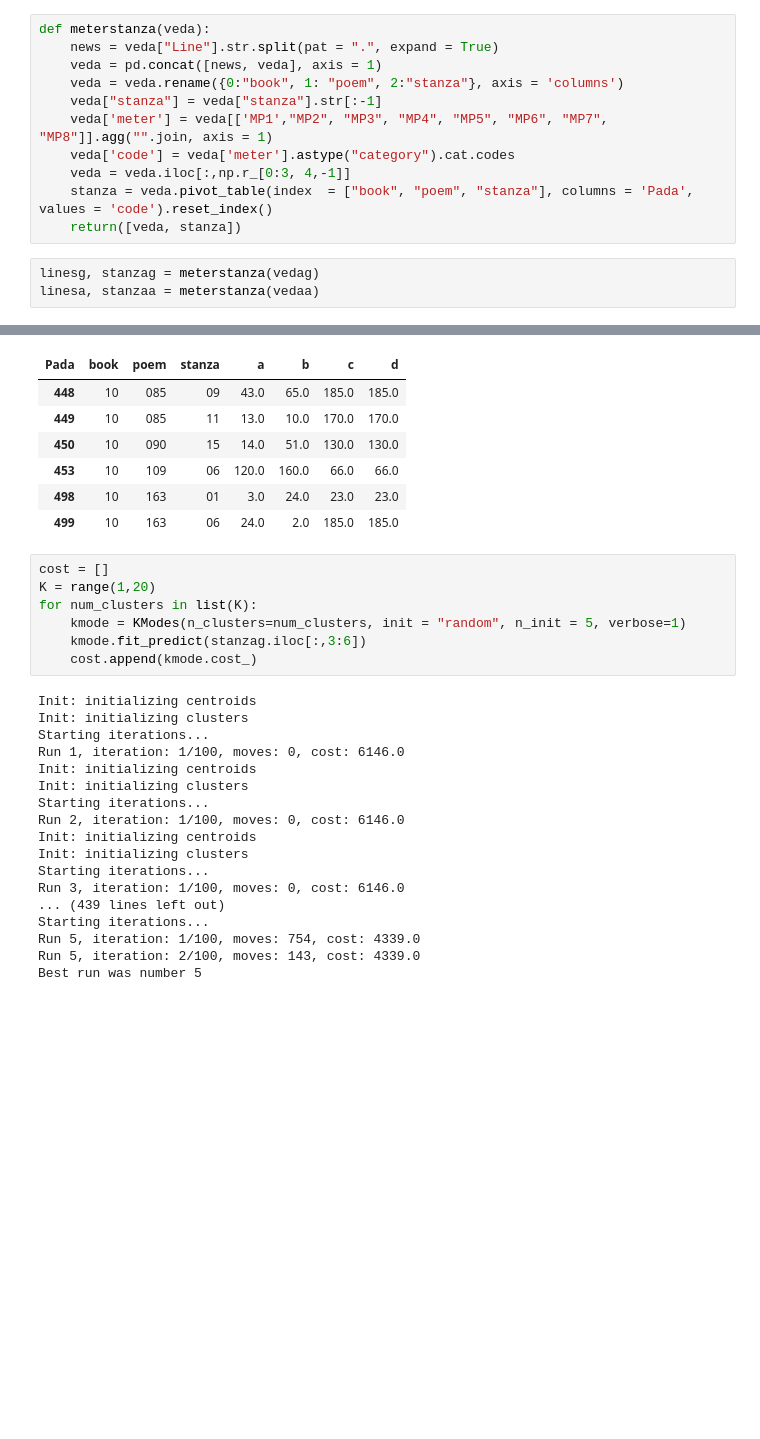
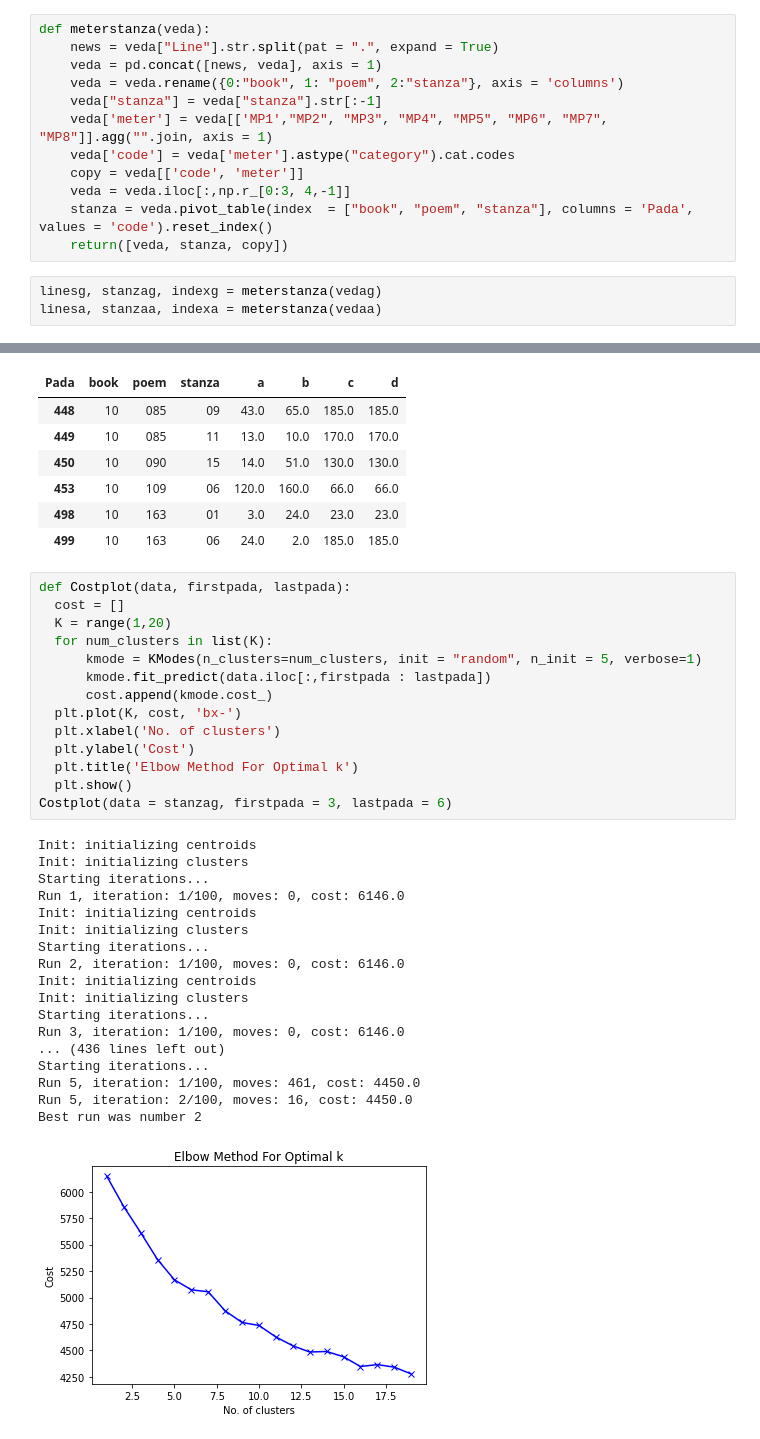
Before and after one commit to leglessbeggar/Statistical-Consulting, a Jupyter notebook: KModes.ipynb, the cells around one changed output, grey strips where cells are left out. Drawn from its saved outputs; the diff is of its cells as text; blank space fills up the shorter version.

```diff
--- a/KModes.ipynb
+++ b/KModes.ipynb
@@ -35,12 +34,13 @@ def meterstanza(veda):
     veda["stanza"] = veda["stanza"].str[:-1]
     veda['meter'] = veda[['MP1',"MP2", "MP3", "MP4", "MP5", "MP6", "MP7", "MP8"]].agg("".join, axis = 1)
     veda['code'] = veda['meter'].astype("category").cat.codes
+    copy = veda[['code', 'meter']]
     veda = veda.iloc[:,np.r_[0:3, 4,-1]]
     stanza = veda.pivot_table(index  = ["book", "poem", "stanza"], columns = 'Pada', values = 'code').reset_index()
-    return([veda, stanza])
+    return([veda, stanza, copy])
 # %%
-linesg, stanzag = meterstanza(vedag)
-linesa, stanzaa = meterstanza(vedaa)
+linesg, stanzag, indexg = meterstanza(vedag)
+linesa, stanzaa, indexa = meterstanza(vedaa)
 # %%
 stanzaa.head()
 # %% [output]
@@ -92,27 +106,35 @@ stanzag[three.isnull().any(axis = 1)]
 | 498 | 10 | 163 | 01 | 3.0 | 24.0 | 23.0 | 23.0 |
 | 499 | 10 | 163 | 06 | 24.0 | 2.0 | 185.0 | 185.0 |
 # %%
-cost = []
-K = range(1,20)
-for num_clusters in list(K):
-    kmode = KModes(n_clusters=num_clusters, init = "random", n_init = 5, verbose=1)
-    kmode.fit_predict(stanzag.iloc[:,3:6])
-    cost.append(kmode.cost_)
+def Costplot(data, firstpada, lastpada):
+  cost = []
+  K = range(1,20)
+  for num_clusters in list(K):
+      kmode = KModes(n_clusters=num_clusters, init = "random", n_init = 5, verbose=1)
+      kmode.fit_predict(data.iloc[:,firstpada : lastpada])
+      cost.append(kmode.cost_)
+  plt.plot(K, cost, 'bx-')
+  plt.xlabel('No. of clusters')
+  plt.ylabel('Cost')
+  plt.title('Elbow Method For Optimal k')
+  plt.show()
+Costplot(data = stanzag, firstpada = 3, lastpada = 6)
 # %% [output]
 Init: initializing centroids
 Init: initializing clusters
 Starting iterations...
 Run 1, iteration: 1/100, moves: 0, cost: 6146.0
 Init: initializing centroids
 Init: initializing clusters
 Starting iterations...
 Run 2, iteration: 1/100, moves: 0, cost: 6146.0
 Init: initializing centroids
 Init: initializing clusters
 Starting iterations...
 Run 3, iteration: 1/100, moves: 0, cost: 6146.0
-... (439 lines left out)
+... (436 lines left out)
 Starting iterations...
-Run 5, iteration: 1/100, moves: 754, cost: 4339.0
-Run 5, iteration: 2/100, moves: 143, cost: 4339.0
-Best run was number 5
+Run 5, iteration: 1/100, moves: 461, cost: 4450.0
+Run 5, iteration: 2/100, moves: 16, cost: 4450.0
+Best run was number 2
+[figure, added]
```
Also changed, not shown: parts of 15 cells of this notebook.
